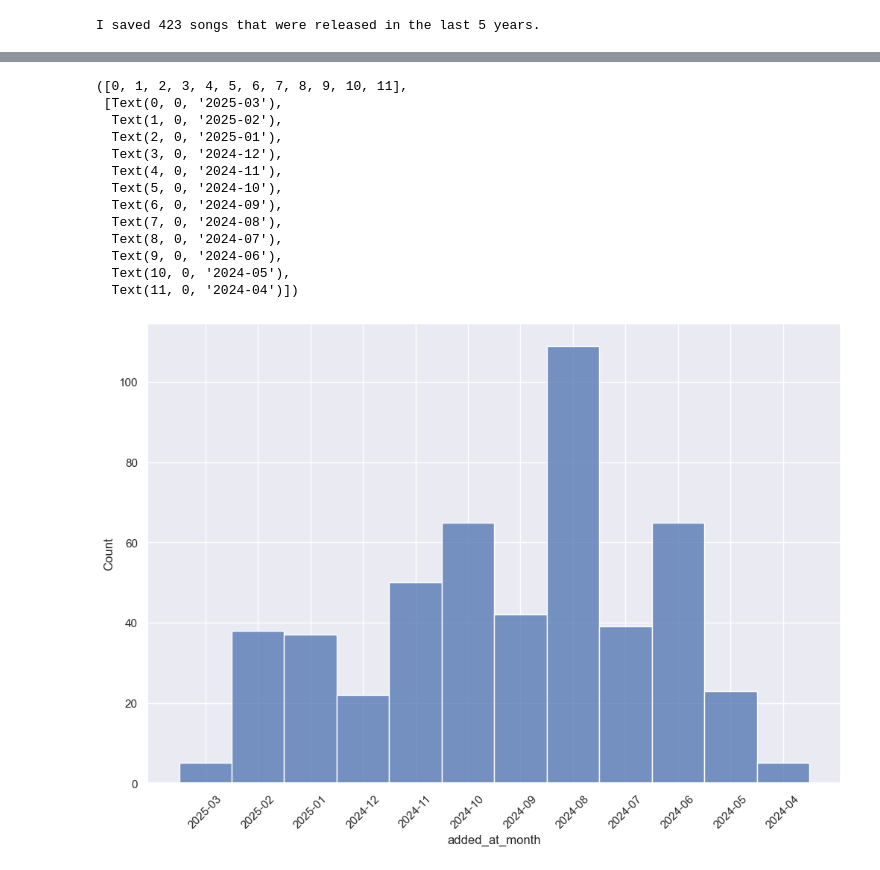
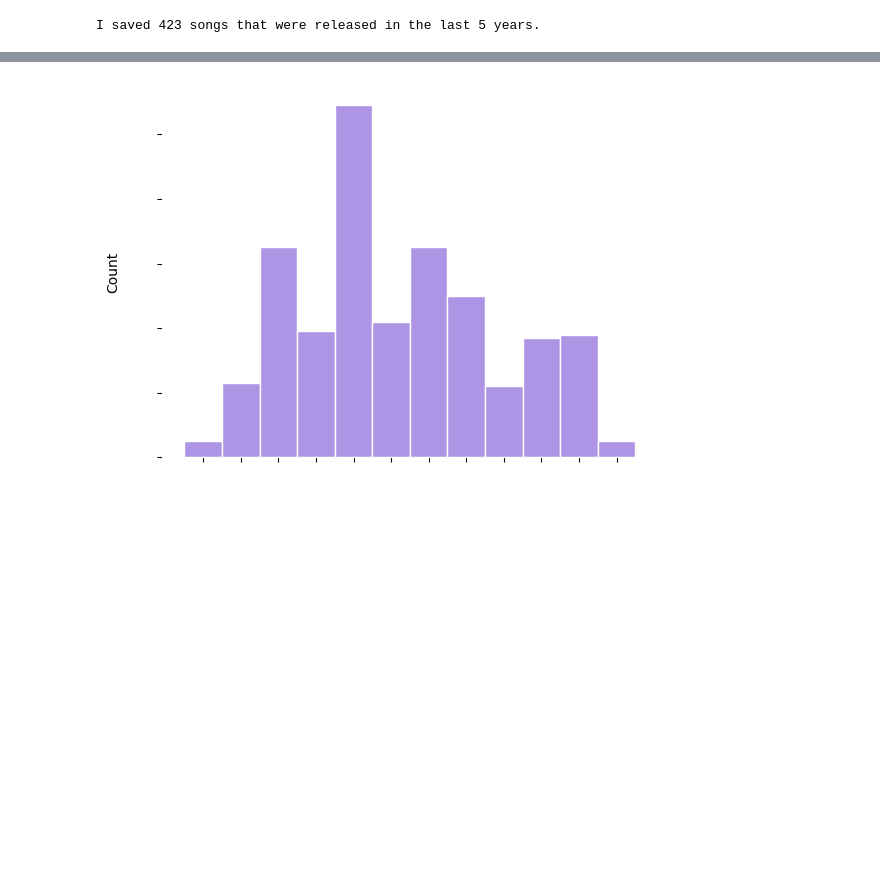
Before and after one commit to jacqhorizon/spotify-data-analysis, a Jupyter notebook: analysis.ipynb, the cells around one changed output, grey strips where cells are left out. Saved outputs shown, nothing was run; the diff lists cells and outputs as text; code cells hidden in the pictures; blank space fills up the shorter version.

```diff
--- a/analysis.ipynb
+++ b/analysis.ipynb
@@ -379,23 +304,18 @@ The pearson correlation of -0.1 shows that there is no correlation between the d
-# %%
-convert_months = merged_df['added_at_month'].dt.strftime('%Y-%m')
-convert_months.sort_values()
-sns.histplot(convert_months)
-plt.xticks(rotation=45)
-# %% [output]
-([0, 1, 2, 3, 4, 5, 6, 7, 8, 9, 10, 11],
- [Text(0, 0, '2025-03'),
-  Text(1, 0, '2025-02'),
-  Text(2, 0, '2025-01'),
-  Text(3, 0, '2024-12'),
-  Text(4, 0, '2024-11'),
-  Text(5, 0, '2024-10'),
-  Text(6, 0, '2024-09'),
-  Text(7, 0, '2024-08'),
-  Text(8, 0, '2024-07'),
-  Text(9, 0, '2024-06'),
-  Text(10, 0, '2024-05'),
-  Text(11, 0, '2024-04')])
-[figure, removed]
+# %%
+convert_months = merged_df['added_at_month'].dt.strftime('%Y-%m')
+convert_months = pd.Categorical(convert_months, categories=sorted(convert_months.unique()), ordered=True)
+
+months = sns.histplot(convert_months, color='mediumpurple',edgecolor='white')
+plt.xticks(rotation=45, ha='right',color='white')
+plt.yticks(color='white')
+months.figure.patch.set_alpha(0)
+months.set_facecolor('none')
+months.spines['top'].set_color('none')
+months.spines['left'].set_color('white')
+months.spines['bottom'].set_color('white')
+months.spines['right'].set_color('none')
+# %% [output]
+[figure, added]
 # %%
 top_genres = genre_counts[:5]
 top_songs_by_genre = merged_df[merged_df['genres'].isin(top_genres.index)]
```
Also changed, not shown: parts of 19 cells of this notebook, 4 other files.
